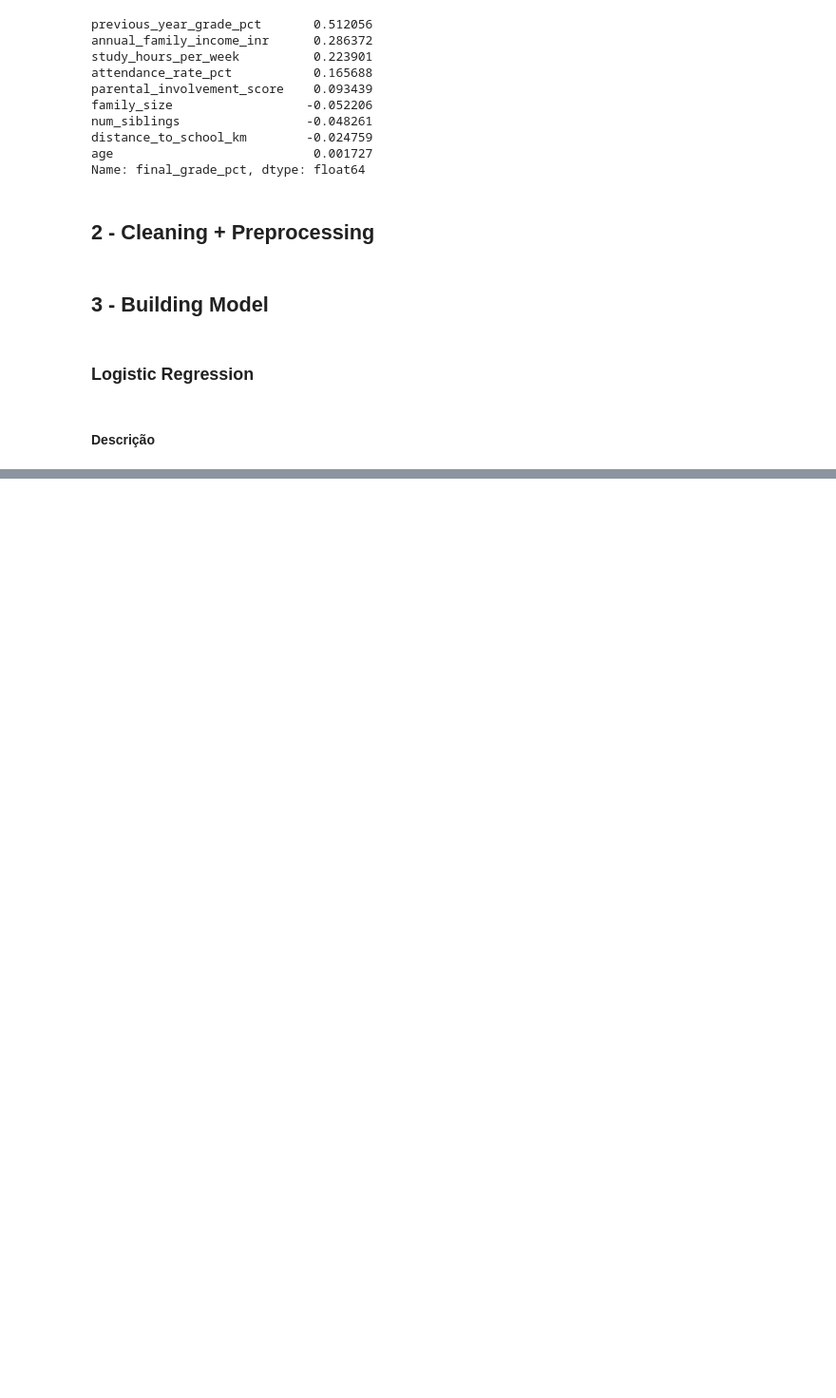
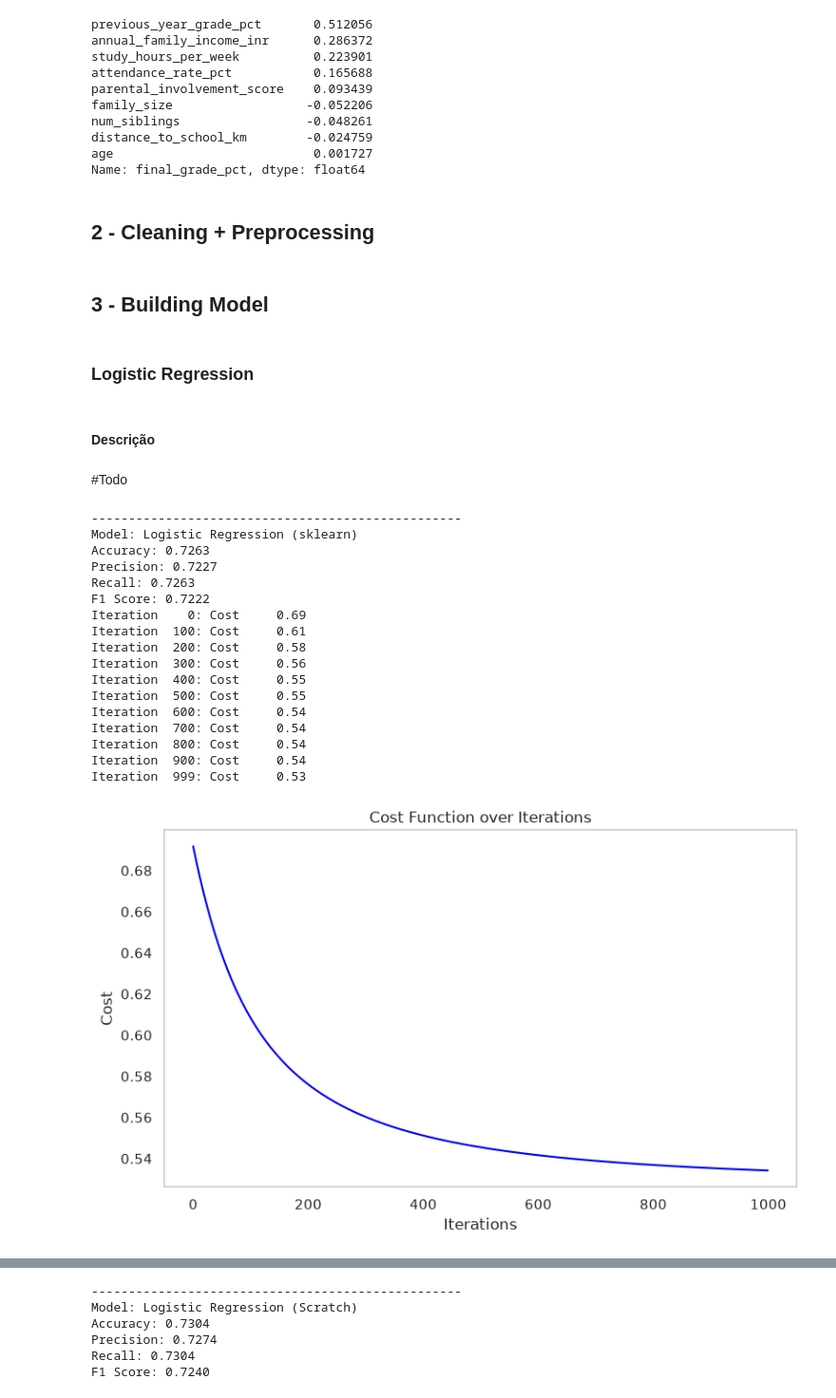
Before and after one commit to L-Repinaldo/Grade-Prediction, a Jupyter notebook: src/grade_classification.ipynb, the cells around one changed output, grey strips where cells are left out. Shown at 95% size. Drawn from its saved outputs; the diff is of its cells as text; code cells hidden in the pictures; blank space fills up the shorter version.

Commit message:
add logistic regression

```diff
--- a/src/grade_classification.ipynb
+++ b/src/grade_classification.ipynb
@@ -217,8 +255,10 @@ def prepocess_data(df):
 # %%
-x_train, x_val, x_test, y_train, y_val, y_test = prepocess_data(df)
+X_train, X_val, X_test, y_train, y_val, y_test = preprocess_data(df)
 # %% [markdown]
 ## 3 - Building Model
 # %% [markdown]
 ### Logistic Regression
 # %% [markdown]
 #### Descrição
+# %% [markdown]
+#Todo
@@ -224,0 +401,60 @@ x_train, x_val, x_test, y_train, y_val, y_test = prepocess_data(df)
+# %%
+def evolution_graphs(model):
+    plt.figure(figsize=(8, 5))
+    plt.plot(range(len(model.J_history)), model.J_history, color='blue')
+    plt.title("Cost Function over Iterations")
+    plt.xlabel("Iterations")
+    plt.ylabel("Cost")
+    plt.grid()
+    plt.tight_layout()
+    plt.show()
+
+
+def results(accuracy, precision, recall, f1_score, name):
+    print("-" * 50)
+    print(f"Model: {name}")
+    print(f"Accuracy: {accuracy:.4f}")
+    print(f"Precision: {precision:.4f}")
+    print(f"Recall: {recall:.4f}")
+    print(f"F1 Score: {f1_score:.4f}")
+# %%
+
+candidate_models = {
+    "Logistic Regression (sklearn)": LogisticRegression(max_iter=1000),
+    "Logistic Regression (Scratch)": LogisticRegressionScratch(learning_rate=0.01, num_iterations=1000, alpha=0.01)
+}
+
+for name, model in candidate_models.items():
+
+    model.fit(X_train, y_train)
+
+    val_preds = model.predict(X_val)
+
+    if '(Scratch)' in name : evolution_graphs(model)
+
+    val_acc= accuracy_score(y_val, val_preds)
+    val_prec= precision_score(y_val, val_preds, average='weighted', zero_division=0)
+    val_rec= recall_score(y_val, val_preds, average='weighted', zero_division=0)
+    val_f1= f1_score(y_val, val_preds, average='weighted', zero_division=0)
+
+
+    results(val_acc, val_prec, val_rec, val_f1, name)
+# %% [output]
+--------------------------------------------------
+Model: Logistic Regression (sklearn)
+Accuracy: 0.7263
+Precision: 0.7227
+Recall: 0.7263
+F1 Score: 0.7222
+Iteration    0: Cost     0.69
+Iteration  100: Cost     0.61
+Iteration  200: Cost     0.58
+Iteration  300: Cost     0.56
+Iteration  400: Cost     0.55
+Iteration  500: Cost     0.55
+Iteration  600: Cost     0.54
+Iteration  700: Cost     0.54
+Iteration  800: Cost     0.54
+Iteration  900: Cost     0.54
+Iteration  999: Cost     0.53
+[figure, added]
@@ -224,0 +462,6 @@ x_train, x_val, x_test, y_train, y_val, y_test = prepocess_data(df)
+--------------------------------------------------
+Model: Logistic Regression (Scratch)
+Accuracy: 0.7304
+Precision: 0.7274
+Recall: 0.7304
+F1 Score: 0.7240
```
Also changed, not shown: parts of 5 cells of this notebook.
